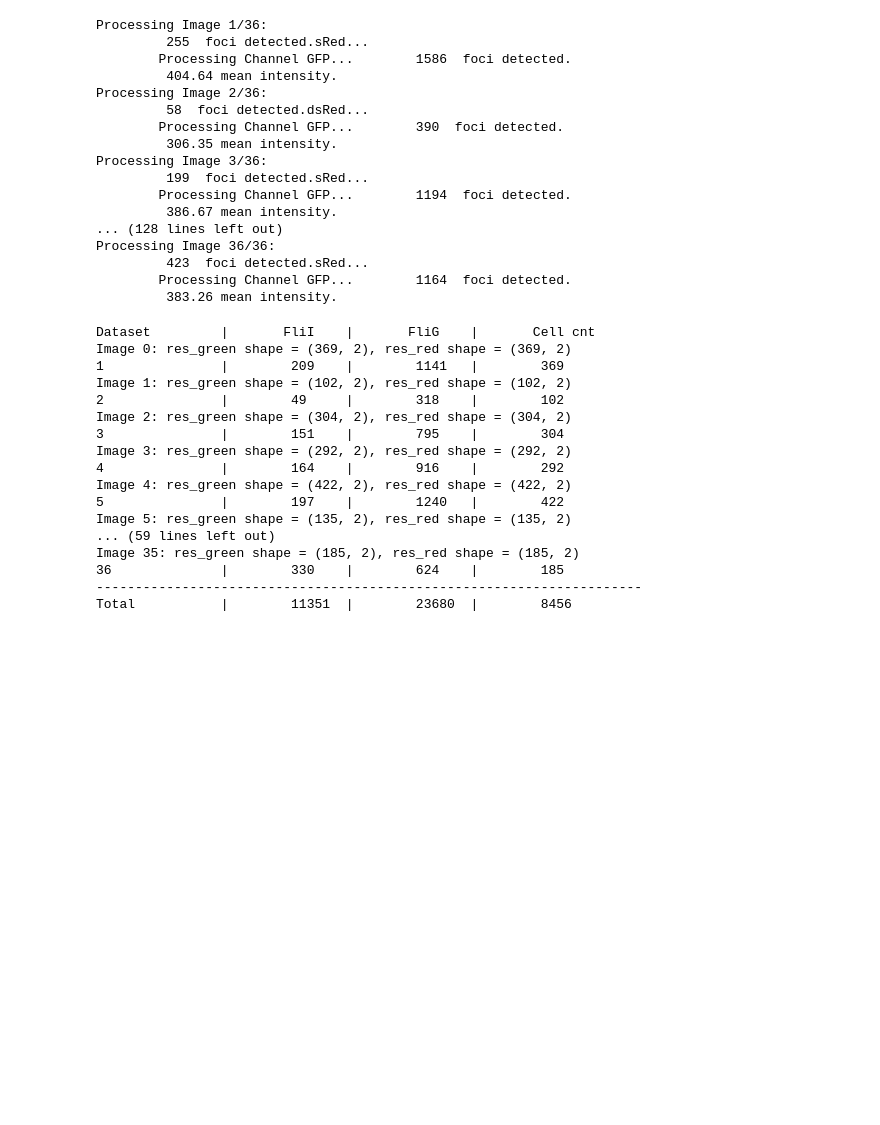
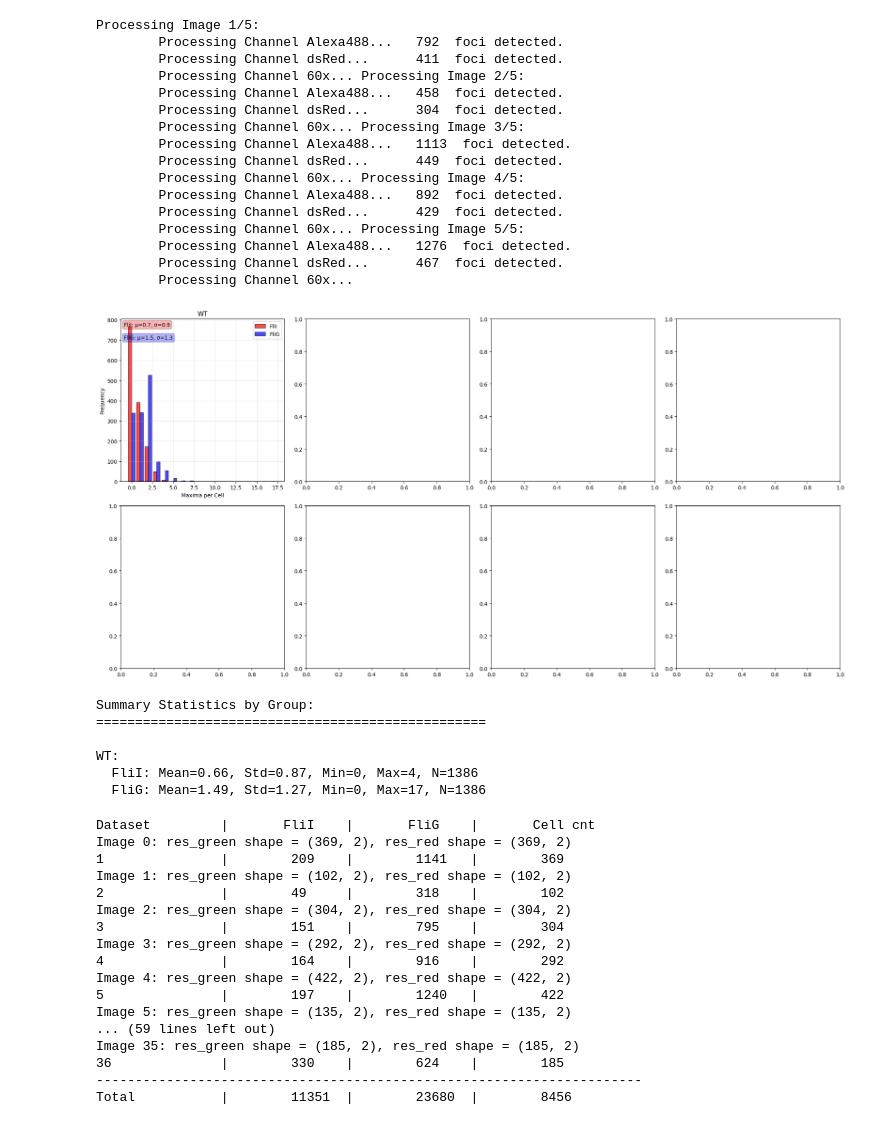
Before and after one commit to SalmoLab/FliI_ATPase, a Jupyter notebook: ilastik - Cell segmentation and Maxima detection_organized.ipynb, the cells around one changed output. Drawn from its saved outputs; the diff is of its cells as text; code cells hidden in the pictures; blank space fills up the shorter version.

```diff
--- a/ilastik - Cell segmentation and Maxima detection_organized.ipynb
+++ b/ilastik - Cell segmentation and Maxima detection_organized.ipynb
@@ -153,6 +180,9 @@ valid_marker = [foci1_channel_name, foci2_channel_name]
 
 list_length = len(nd2_list)
 
+filtered_mask_C1 = []
+filtered_mask_C2 = []
+
 
 for i, (img, m) in enumerate( zip( nd2_list[:list_length], marker_list[:list_length] ) ):
 
@@ -173,10 +203,10 @@ for i, (img, m) in enumerate( zip( nd2_list[:list_length], marker_list[:list_len
 
         if marker == foci1_channel_name:
 
-            mask_C1[i] = filter_mask_by_size(mask_C1[i], min_size=min_foci1_area, max_size=max_foci1_area)
+            filtered_mask_C1.append( filter_mask_by_size(mask_C1[i], min_size=min_foci1_area, max_size=max_foci1_area) )
 
             # finding foci in cell using ilastik mask
-            maxima_coords = np.round( find_intensity_centers(img_contrast_plane, mask_C1[i]) ).astype(int)
+            maxima_coords = np.round( find_intensity_centers(img_contrast_plane, filtered_mask_C1[i]) ).astype(int)
 
             print('\t', len(maxima_coords), ' foci detected.')
 
@@ -185,10 +215,10 @@ for i, (img, m) in enumerate( zip( nd2_list[:list_length], marker_list[:list_len
 
         elif marker == foci2_channel_name:
 
-            mask_C3[i] = filter_mask_by_size(mask_C3[i], min_size=min_foci2_area, max_size=max_foci2_area)
+            filtered_mask_C2.append( filter_mask_by_size(mask_C2[i], min_size=min_foci2_area, max_size=max_foci2_area) )
 
             # finding foci in cell using ilastik mask
-            maxima_coords = np.round( find_intensity_centers(img_contrast_plane, mask_C3[i]) ).astype(int)
+            maxima_coords = np.round( find_intensity_centers(img_contrast_plane, filtered_mask_C2[i]) ).astype(int)
 
             print('\t',len(maxima_coords), ' foci detected.')
 
@@ -203,28 +233,27 @@ for i, (img, m) in enumerate( zip( nd2_list[:list_length], marker_list[:list_len
 
             print( f'\t {np.mean(mean_intensity):.2f} mean intensity.')
 # %% [output]
-Processing Image 1/36:
-         255  foci detected.sRed...
-        Processing Channel GFP...        1586  foci detected.
-         404.64 mean intensity.
-Processing Image 2/36:
-         58  foci detected.dsRed...
-        Processing Channel GFP...        390  foci detected.
-         306.35 mean intensity.
-Processing Image 3/36:
-         199  foci detected.sRed...
-        Processing Channel GFP...        1194  foci detected.
-         386.67 mean intensity.
-... (128 lines left out)
-Processing Image 36/36:
-         423  foci detected.sRed...
-        Processing Channel GFP...        1164  foci detected.
-         383.26 mean intensity.
+Processing Image 1/5:
+        Processing Channel Alexa488...   792  foci detected.
+        Processing Channel dsRed...      411  foci detected.
+        Processing Channel 60x... Processing Image 2/5:
+        Processing Channel Alexa488...   458  foci detected.
+        Processing Channel dsRed...      304  foci detected.
+        Processing Channel 60x... Processing Image 3/5:
+        Processing Channel Alexa488...   1113  foci detected.
+        Processing Channel dsRed...      449  foci detected.
+        Processing Channel 60x... Processing Image 4/5:
+        Processing Channel Alexa488...   892  foci detected.
+        Processing Channel dsRed...      429  foci detected.
+        Processing Channel 60x... Processing Image 5/5:
+        Processing Channel Alexa488...   1276  foci detected.
+        Processing Channel dsRed...      467  foci detected.
+        Processing Channel 60x...
 # %%
 # Define the number of datasets per group
 # All data was grouped and processed together, num_data_list is the number of datasets in each group
-num_data_list = [5, 5, 5, 6, 5, 5, 5]
-title_list = ['NC', 'FliG', 'FliI', 'FliG', 'FliI', 'FliG', 'WT']
+num_data_list = [5]
+title_list = ['WT']
 
 # Assuming il_results_c1 and il_results_c2 contain your maxima count data
 # Group the datasets according to num_data_list
@@ -285,33 +314,41 @@ for group_idx, group_data in enumerate(dataset_groups):
                    bbox=dict(boxstyle='round', facecolor='blue', alpha=0.3))
     else:
         ax.text(0.5, 0.5, 'No data', ha='center', va='center', transform=ax.transAxes)
         ax.set_title(f'Group {group_idx + 1}')
 
 plt.tight_layout()
 plt.show()
 
 # Print summary statistics for each group
 print("Summary Statistics by Group:")
 print("=" * 50)
 for group_idx, group_data in enumerate(dataset_groups):
     flii_counts = []
     flig_counts = []
 
     for dataset in group_data['FliI']:
         if isinstance(dataset, np.ndarray) and dataset.ndim == 2 and dataset.shape[1] > 1:
             flii_counts.extend(dataset[:, 1])
 
     for dataset in group_data['FliG']:
         if isinstance(dataset, np.ndarray) and dataset.ndim == 2 and dataset.shape[1] > 1:
             flig_counts.extend(dataset[:, 1])
 
     print(f"\n{title_list[group_idx]}:")
     if flii_counts:
         print(f"  FliI: Mean={np.mean(flii_counts):.2f}, Std={np.std(flii_counts):.2f}, "
               f"Min={np.min(flii_counts)}, Max={np.max(flii_counts)}, N={len(flii_counts)}")
     if flig_counts:
         print(f"  FliG: Mean={np.mean(flig_counts):.2f}, Std={np.std(flig_counts):.2f}, "
               f"Min={np.min(flig_counts)}, Max={np.max(flig_counts)}, N={len(flig_counts)}")
+# %% [output]
+[figure, added]
+Summary Statistics by Group:
+==================================================
+
+WT:
+  FliI: Mean=0.66, Std=0.87, Min=0, Max=4, N=1386
+  FliG: Mean=1.49, Std=1.27, Min=0, Max=17, N=1386
 # %%
 # Summary statistics for each group
 
```
Also changed, not shown: parts of 4 cells of this notebook, 1 other file.
